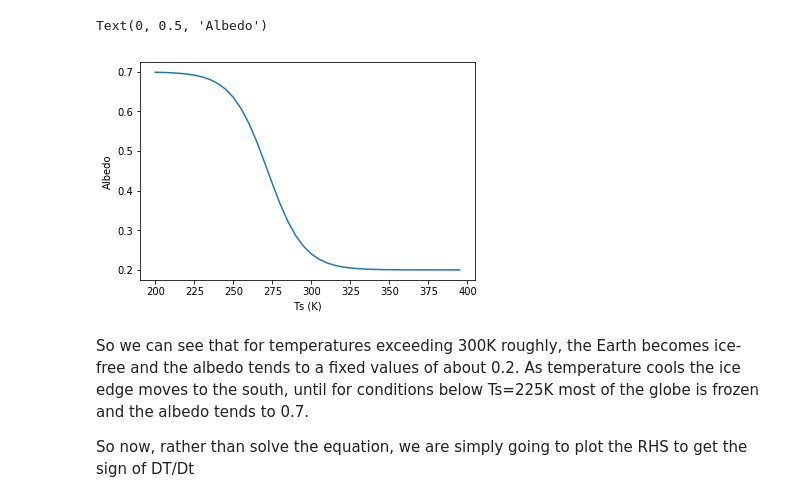
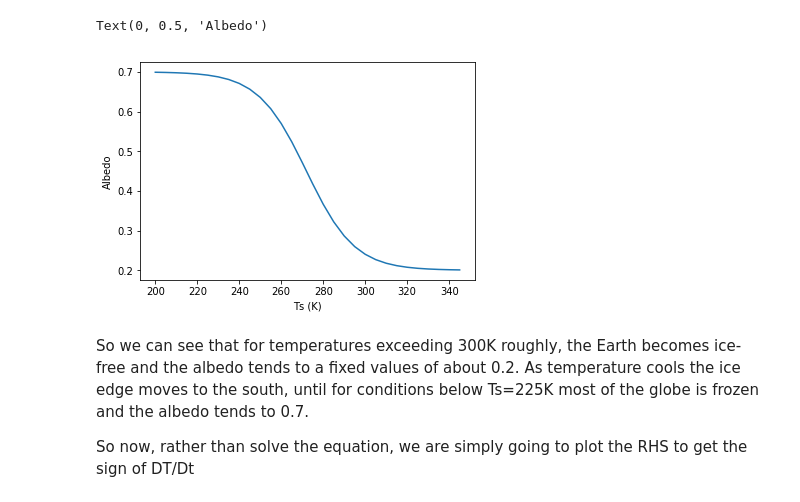
Before and after one commit to llvillanueva/TPA_DIPLOMA_LABS, a Jupyter notebook: ESM_0D_ICEVAPOR/EBM_0D_ice_water.ipynb, the cells around one changed output. Drawn from its saved outputs; the diff is of its cells as text; code cells hidden in the pictures.

```diff
--- a/ESM_0D_ICEVAPOR/EBM_0D_ice_water.ipynb
+++ b/ESM_0D_ICEVAPOR/EBM_0D_ice_water.ipynb
@@ -23,25 +26,24 @@ As the temperature cools, more of the planet is assumed to be below the threshol
 # %%
 import matplotlib.pyplot as plt
 import numpy as np
 
 # function to calculate alfa
-def alfa(T):
+def alpha(T):
     """ function for albedo"""
     albedo=0.45-0.25*np.tanh((T-272)/23)
     return albedo
 
 # vector of surface temperatures
-Ts=np.arange(200,400,5)
+Ts=np.arange(200,350,5)
 
 # vector of albedos
 fig,ax=plt.subplots()
-alfa=alfa(T)
-ax.plot(Ts,alfa)
+ax.plot(Ts,alpha(Ts))
 ax.set_xlabel("Ts (K)")
 ax.set_ylabel("Albedo")
 # %% [output]
 Text(0, 0.5, 'Albedo')
-[figure, old version]
+[figure, new version]
 # %% [markdown]
 So we can see that for temperatures exceeding 300K roughly, the Earth becomes ice-free and the albedo tends to a fixed values of about 0.2.  As temperature cools the ice edge moves to the south, until for conditions below Ts=225K most of the globe is frozen and the albedo tends to 0.7.
 
```
Also changed, not shown: parts of 14 cells of this notebook.
